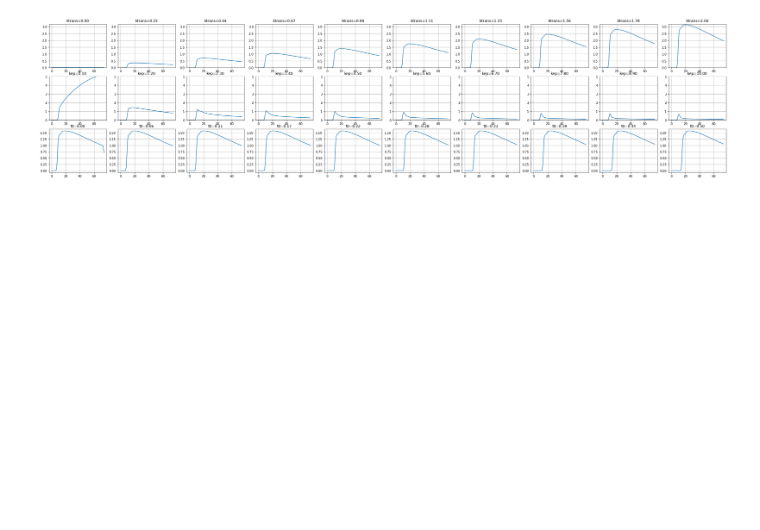
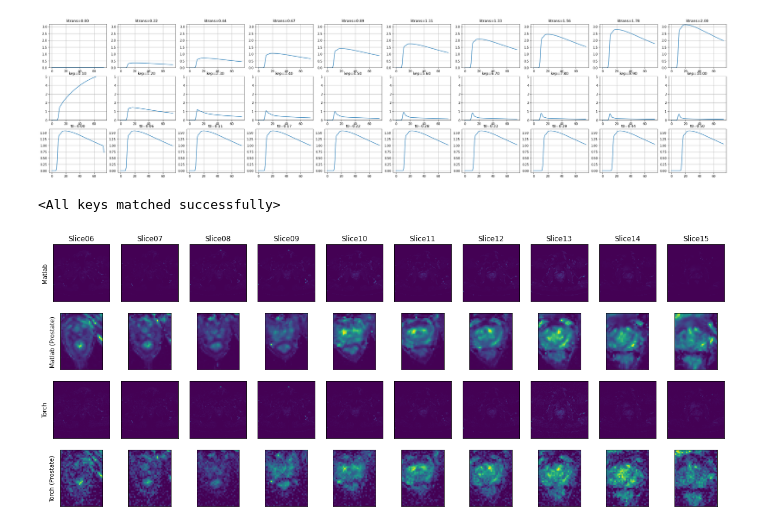
Before and after one commit to zeakey/dce-mri, a Jupyter notebook: torch/debug.ipynb, the cells around one changed output. Cells and saved outputs as stored; diff of their text form; code cells hidden in the pictures; blank space fills up the shorter version.

```diff
--- a/torch/debug.ipynb
+++ b/torch/debug.ipynb
@@ -60,3 +59,16 @@ for idx, i in enumerate(np.linspace(0, 0.5, n)):
 plt.savefig('curves-different-params.pdf')
 # %% [output]
 [figure]
+# %%
+model = Transformer(
+        seq_len=75,
+        drop_rate=0.2,
+        use_grad=True,
+        num_layers=3,
+        num_heads=4,
+        embed_dims=64
+    )
+model = model.to(torch.device('cuda'))
+model.load_state_dict(torch.load('work_dirs/transformer-relu/model.pth'))
+# %% [output]
+<All keys matched successfully>
@@ -63,14 +106,24 @@ plt.savefig('curves-different-params.pdf')
 # %%
-data = loadmat('../tmp/patient-0.mat')
-kep = data['kep']
-n = kep.shape[2]
-
-fig, axes = plt.subplots(2, kep.shape[2], figsize=(2*kep.shape[2], 4))
+fig, axes = plt.subplots(4, 10, figsize=(20, 8))
 vlplt.clear_ticks(axes)
 
-for i in range(n):
-    kep1 = kep[:, :, i]
-    kep1[kep1 > kep1.max()/50] = 0
-    axes[0, i].imshow(kep[:, :, i])
-    axes[1, i].imshow(kep[60:100, 60:80, i])
-plt.savefig('kep.pdf')
+for idx, i in enumerate(range(5, 15)):
+    axes[0, idx].imshow(matlab_ktrans[:, :, i])
+    axes[0, idx].set_title('Slice%.2d' % (i+1))
+    if idx == 0:
+        axes[0, idx].set_ylabel('Matlab')
+
+    axes[1, idx].imshow(matlab_ktrans[70:110, 70:100, i])
+    if idx == 0:
+        axes[1, idx].set_ylabel('Matlab (Prostate)')
+    #
+    axes[2, idx].imshow(torch_ktrans[:, :, i])
+    if idx == 0:
+        axes[2, idx].set_ylabel('Torch')
+
+    axes[3, idx].imshow(torch_ktrans[70:110, 70:100, i])
+    if idx == 0:
+        axes[3, idx].set_ylabel('Torch (Prostate)')
+plt.savefig('ktrans.pdf')
+# %% [output]
+[figure, added]
```
Also changed, not shown: parts of 12 cells of this notebook.
